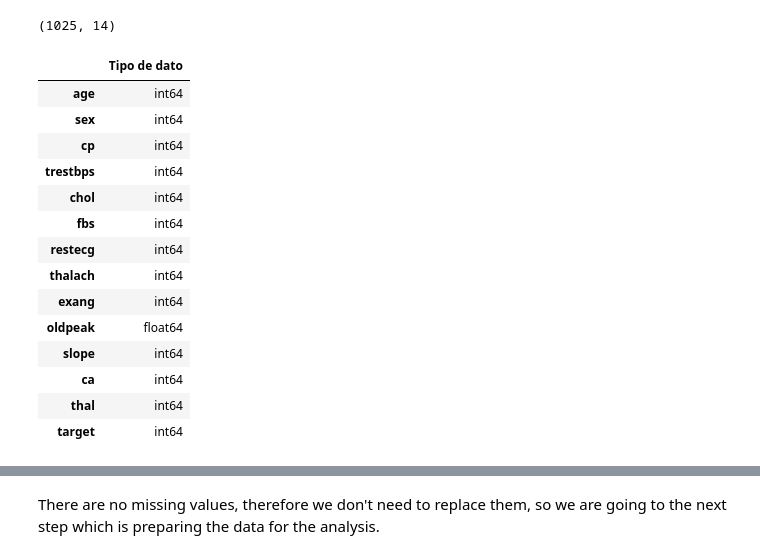
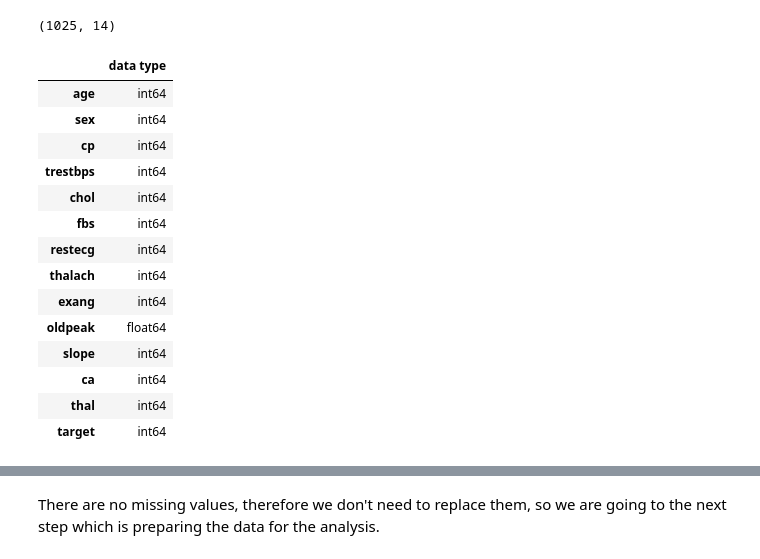
Before and after one commit to sarahbltn/data_analytics_project, a Jupyter notebook: notebooks/Final_Project.ipynb, the cells around one changed output, grey strips where cells are left out. Cells and saved outputs as stored; diff of their text form; code cells hidden in the pictures.

```diff
--- a/notebooks/Final_Project.ipynb
+++ b/notebooks/Final_Project.ipynb
@@ -134,10 +134,10 @@ df.shape
 (1025, 14)
 # %%
 #Data type
-d_type = pd.DataFrame(df.dtypes, columns=['Tipo de dato'])
+d_type = pd.DataFrame(df.dtypes, columns=['data type'])
 d_type
 # %% [output]
-|  | Tipo de dato |
+|  | data type |
 | age | int64 |
 | sex | int64 |
 | cp | int64 |
```
Also changed, not shown: parts of 22 cells of this notebook.
